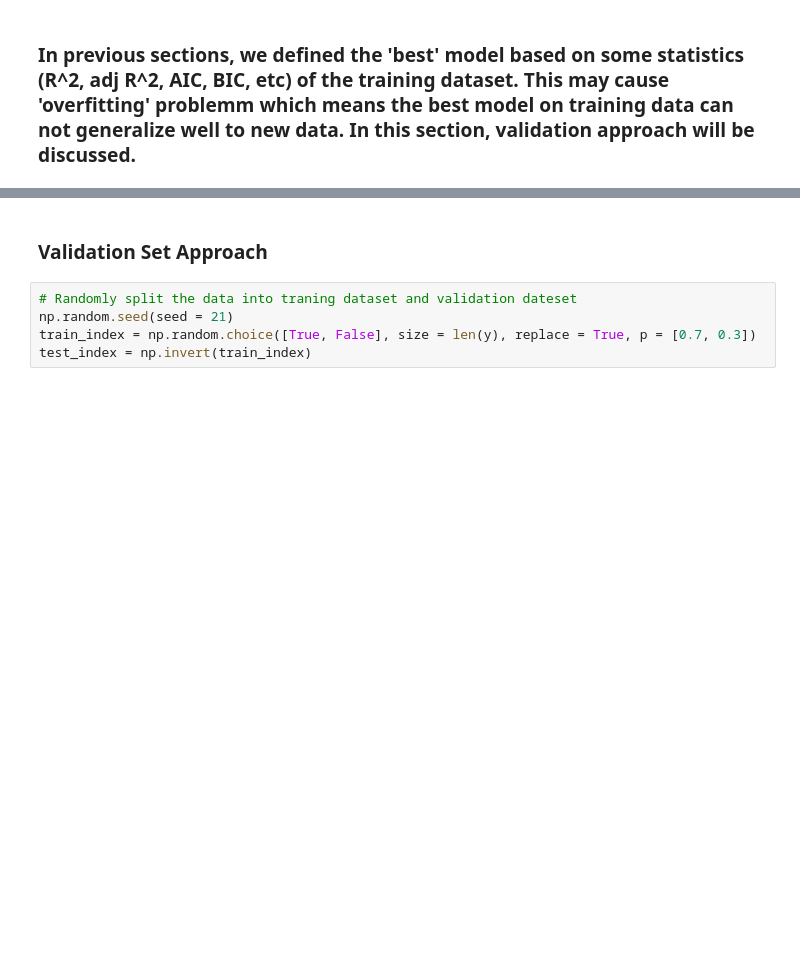
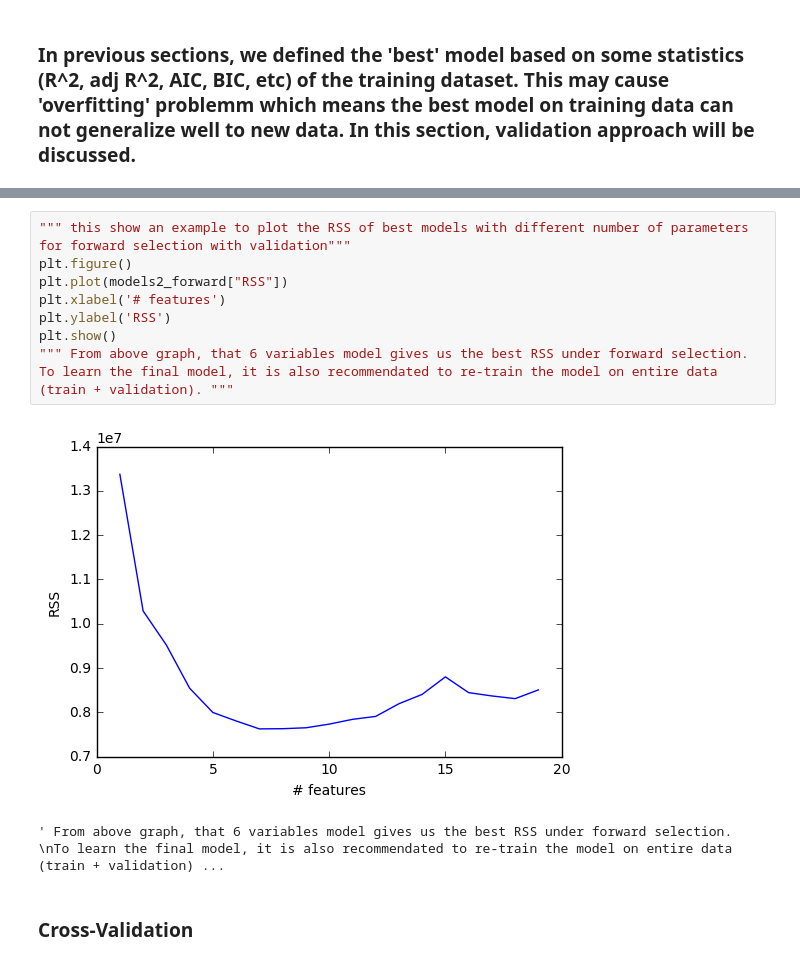
Before and after one commit to qx0731/Sharing_ISL_python, a Jupyter notebook: Chapter_6_sec_6.5.ipynb, the cells around one changed output, grey strips where cells are left out. Saved outputs shown, nothing was run; the diff lists cells and outputs as text; blank space fills up the shorter version.

```diff
--- a/Chapter_6_sec_6.5.ipynb
+++ b/Chapter_6_sec_6.5.ipynb
@@ -217,7 +321,14 @@ dtype: float64
+# %%
+""" this show an example to plot the RSS of best models with different number of parameters for forward selection with validation"""
+plt.figure()
+plt.plot(models2_forward["RSS"])
+plt.xlabel('# features')
+plt.ylabel('RSS')
+plt.show()
+""" From above graph, that 6 variables model gives us the best RSS under forward selection.
+To learn the final model, it is also recommendated to re-train the model on entire data (train + validation). """
+# %% [output]
+[figure, added]
+' From above graph, that 6 variables model gives us the best RSS under forward selection. \nTo learn the final model, it is also recommendated to re-train the model on entire data (train + validation) ...
 # %% [markdown]
-### Validation Set Approach
+### Cross-Validation
-# %%
-# Randomly split the data into traning dataset and validation dateset
-np.random.seed(seed = 21)
-train_index = np.random.choice([True, False], size = len(y), replace = True, p = [0.7, 0.3])
-test_index = np.invert(train_index)
```
Also changed, not shown: parts of 13 cells of this notebook.
